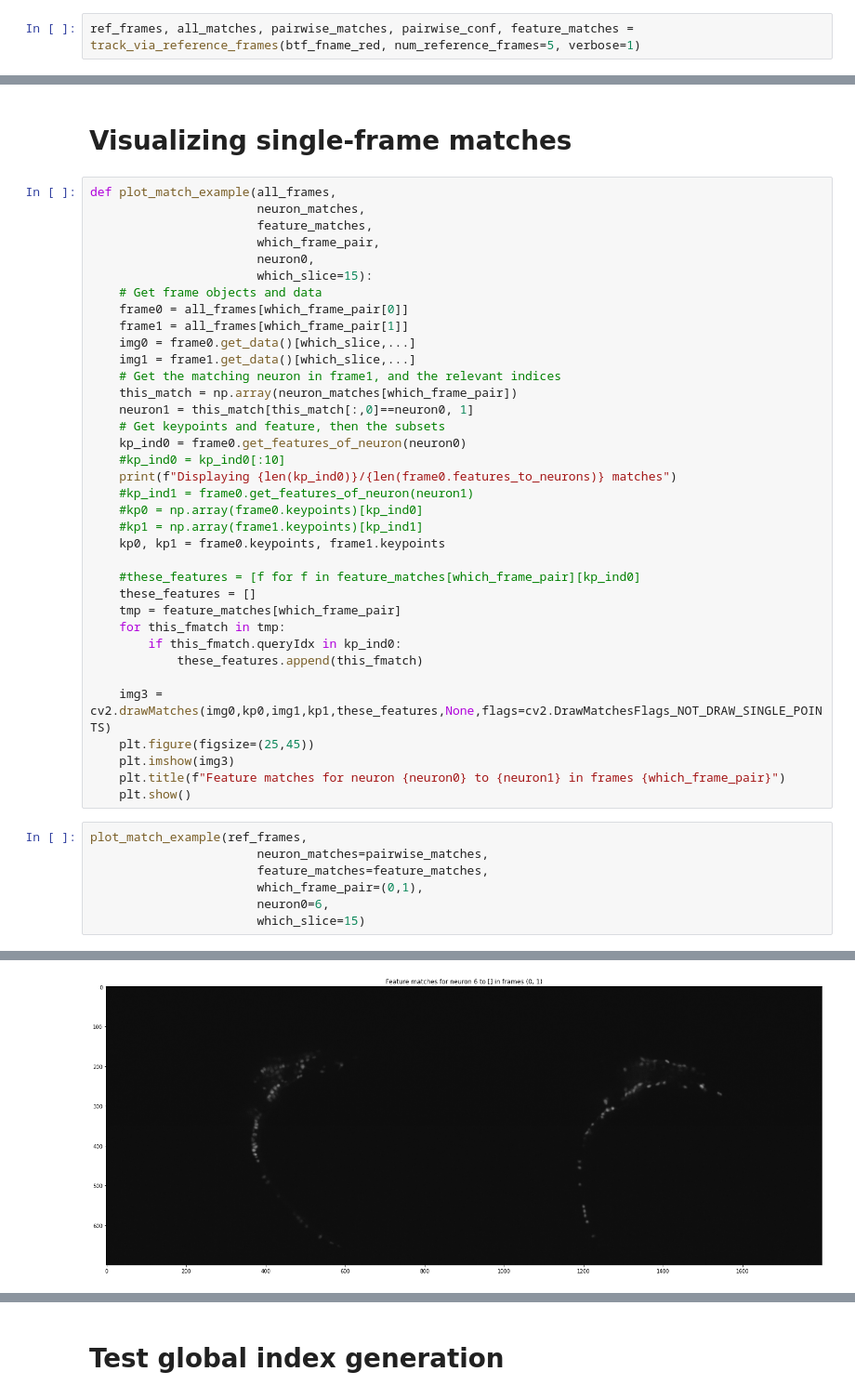
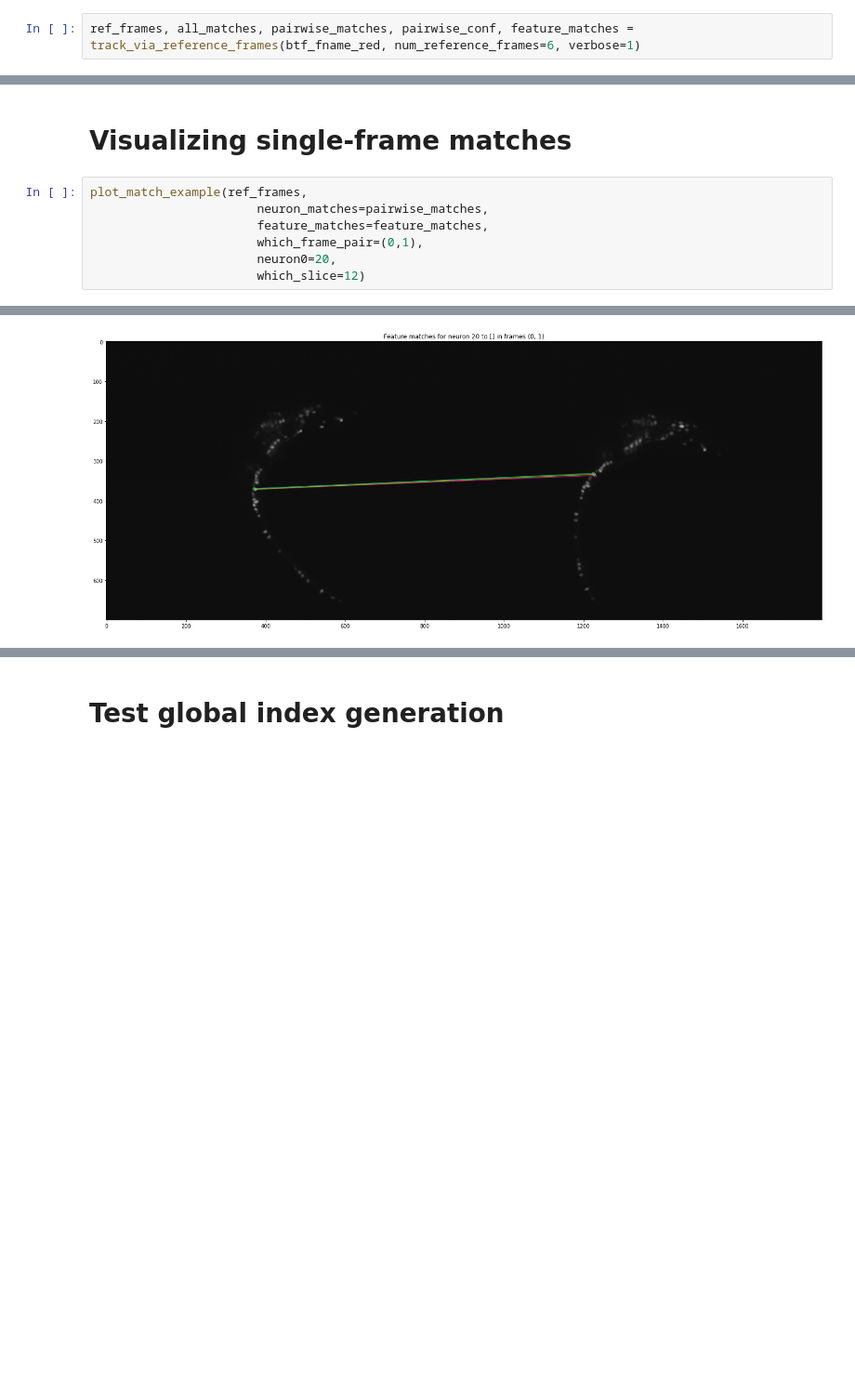
Before and after one commit to ch9nuk9/wbfm, a Jupyter notebook: example-feature-workflow/feature_alignment/Reference_pipeline_tests.ipynb, the cells around one changed output, grey strips where cells are left out. Shown at 93% size. Drawn from its saved outputs; the diff is of its cells as text; blank space fills up the shorter version.

Commit message:
Refactor ReferenceFrame and networkx based functions to new file

```diff
--- a/example-feature-workflow/feature_alignment/Reference_pipeline_tests.ipynb
+++ b/example-feature-workflow/feature_alignment/Reference_pipeline_tests.ipynb
@@ -21,6 +21,6 @@ btf_fname_red = os.path.join(bigtiff_folder, btf_fname_red)
 # Actually import
 import_opt = {'num_slices':33, 'alpha':0.15}
 # %%
-ref_frames, all_matches, pairwise_matches, pairwise_conf, feature_matches = track_via_reference_frames(btf_fname_red, num_reference_frames=5, verbose=1)
+ref_frames, all_matches, pairwise_matches, pairwise_conf, feature_matches = track_via_reference_frames(btf_fname_red, num_reference_frames=6, verbose=1)
 # %% [output]
 Loading reference frames...
@@ -30,46 +31,10 @@ Matching other frames to reference...
 # %% [markdown]
 # Visualizing single-frame matches
-# %%
-def plot_match_example(all_frames,
-                       neuron_matches,
-                       feature_matches,
-                       which_frame_pair,
-                       neuron0,
-                       which_slice=15):
-    # Get frame objects and data
-    frame0 = all_frames[which_frame_pair[0]]
-    frame1 = all_frames[which_frame_pair[1]]
-    img0 = frame0.get_data()[which_slice,...]
-    img1 = frame1.get_data()[which_slice,...]
-    # Get the matching neuron in frame1, and the relevant indices
-    this_match = np.array(neuron_matches[which_frame_pair])
-    neuron1 = this_match[this_match[:,0]==neuron0, 1]
-    # Get keypoints and feature, then the subsets
-    kp_ind0 = frame0.get_features_of_neuron(neuron0)
-    #kp_ind0 = kp_ind0[:10]
-    print(f"Displaying {len(kp_ind0)}/{len(frame0.features_to_neurons)} matches")
-    #kp_ind1 = frame0.get_features_of_neuron(neuron1)
-    #kp0 = np.array(frame0.keypoints)[kp_ind0]
-    #kp1 = np.array(frame1.keypoints)[kp_ind1]
-    kp0, kp1 = frame0.keypoints, frame1.keypoints
-
-    #these_features = [f for f in feature_matches[which_frame_pair][kp_ind0]
-    these_features = []
-    tmp = feature_matches[which_frame_pair]
-    for this_fmatch in tmp:
-        if this_fmatch.queryIdx in kp_ind0:
-            these_features.append(this_fmatch)
-
-    img3 = cv2.drawMatches(img0,kp0,img1,kp1,these_features,None,flags=cv2.DrawMatchesFlags_NOT_DRAW_SINGLE_POINTS)
-    plt.figure(figsize=(25,45))
-    plt.imshow(img3)
-    plt.title(f"Feature matches for neuron {neuron0} to {neuron1} in frames {which_frame_pair}")
-    plt.show()
 # %%
 plot_match_example(ref_frames,
                        neuron_matches=pairwise_matches,
                        feature_matches=feature_matches,
                        which_frame_pair=(0,1),
-                       neuron0=6,
-                       which_slice=15)
+                       neuron0=20,
+                       which_slice=12)
 # %% [output]
@@ -77,4 +42,4 @@ Displaying 27/7121 matches
-[figure, old version]
+[figure, new version]
 # %%
 # Print locations of neuron and the found keypoints
 i = 1
```
Also changed, not shown: parts of 16 cells of this notebook, 2 other files.
